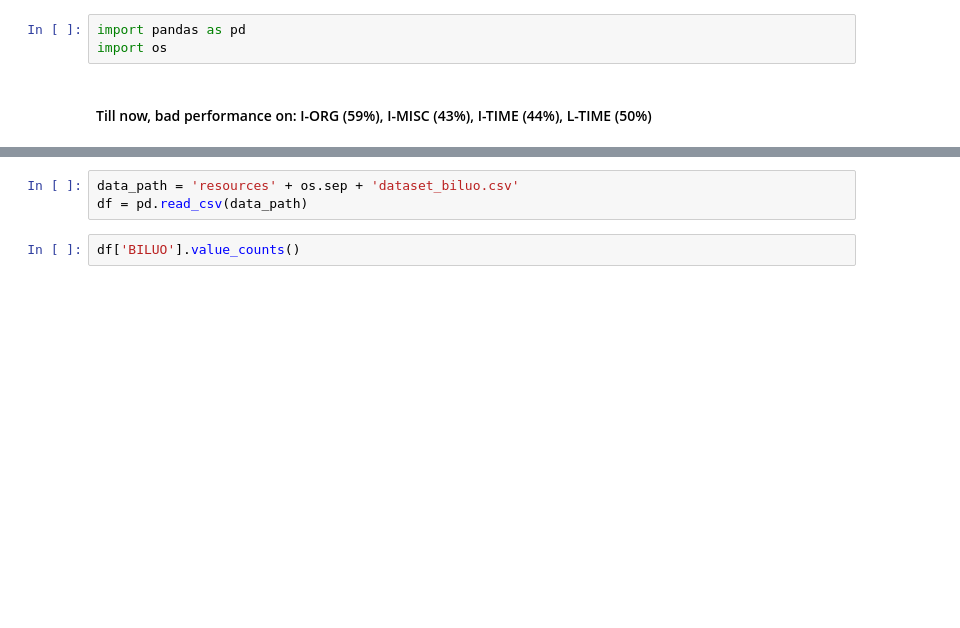
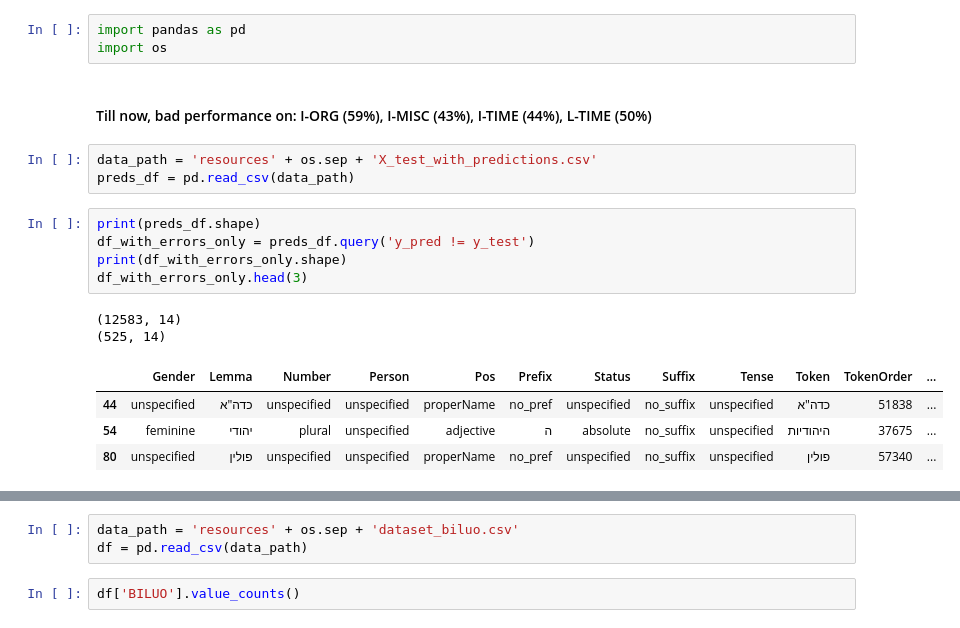
Before and after one commit to yonatanbitton/HebrewNER, a Jupyter notebook: ExploreDataset.ipynb, the cells around one changed output, grey strips where cells are left out. Cells and saved outputs as stored; diff of their text form; blank space fills up the shorter version.

```diff
--- a/ExploreDataset.ipynb
+++ b/ExploreDataset.ipynb
@@ -3,3 +3,18 @@ import pandas as pd
 import os
 # %% [markdown]
 #### Till now, bad performance on: I-ORG (59%), I-MISC (43%), I-TIME (44%), L-TIME (50%)
+# %%
+data_path = 'resources' + os.sep + 'X_test_with_predictions.csv'
+preds_df = pd.read_csv(data_path)
+# %%
+print(preds_df.shape)
+df_with_errors_only = preds_df.query('y_pred != y_test')
+print(df_with_errors_only.shape)
+df_with_errors_only.head(3)
+# %% [output]
+(12583, 14)
+(525, 14)
+|  | Gender | Lemma | Number | Person | Pos | Prefix | Status | Suffix | Tense | Token | TokenOrder | ... |
+| 44 | unspecified | כדה"א | unspecified | unspecified | properName | no_pref | unspecified | no_suffix | unspecified | כדה"א | 51838 | ... |
+| 54 | feminine | יהודי | plural | unspecified | adjective | ה | absolute | no_suffix | unspecified | היהודיות | 37675 | ... |
+| 80 | unspecified | פולין | unspecified | unspecified | properName | no_pref | unspecified | no_suffix | unspecified | פולין | 57340 | ... |
```
Also changed, not shown: parts of 2 cells of this notebook, 3 other files.
